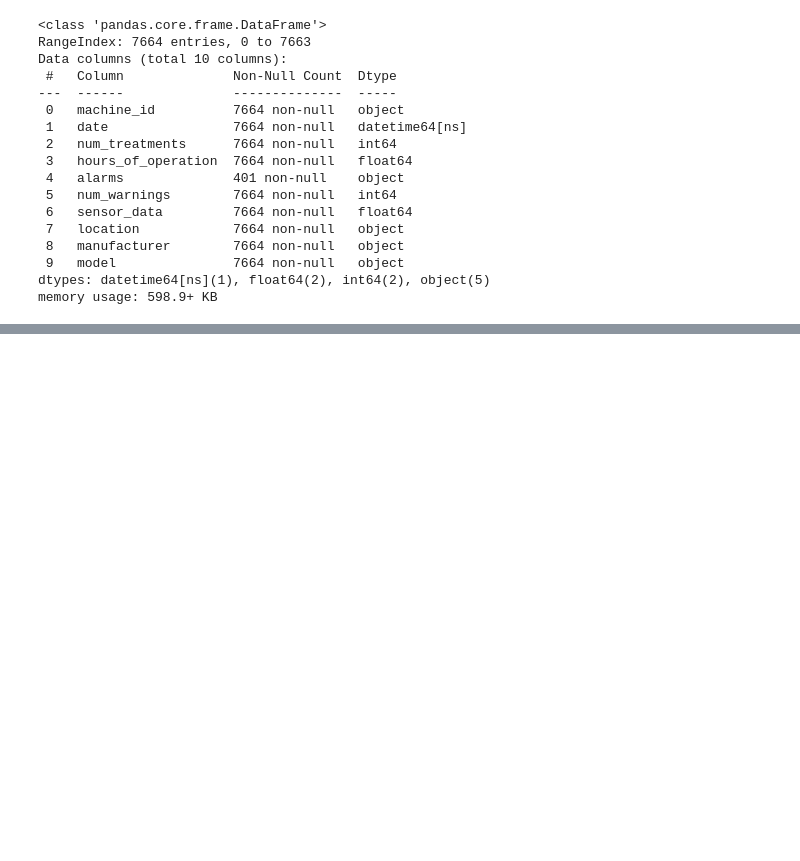
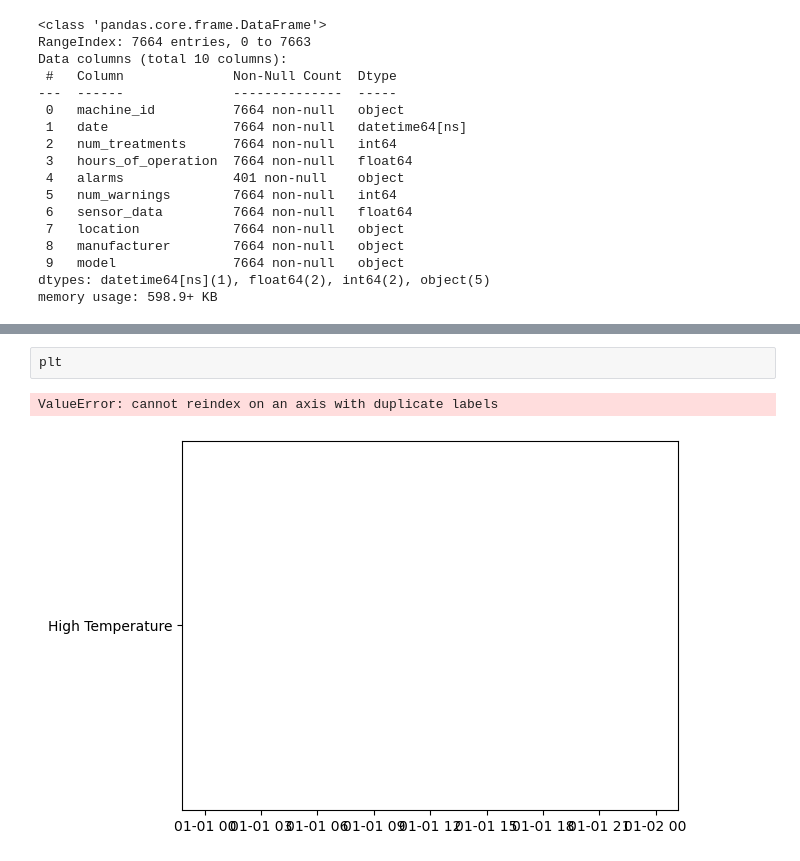
Before and after one commit to Simonmaignan/data-analysis-projects, a Jupyter notebook: projects/dialysis_machines/data-exploration.ipynb, the cells around one changed output, grey strips where cells are left out. Cells and saved outputs as stored; diff of their text form; blank space fills up the shorter version.

```diff
--- a/projects/dialysis_machines/data-exploration.ipynb
+++ b/projects/dialysis_machines/data-exploration.ipynb
@@ -299,0 +381,5 @@ memory usage: 598.9+ KB
+# %%
+plt
+# %% [output]
+ValueError: cannot reindex on an axis with duplicate labels
+[figure, added]
```
Also changed, not shown: parts of 12 cells of this notebook, 3 other files.
